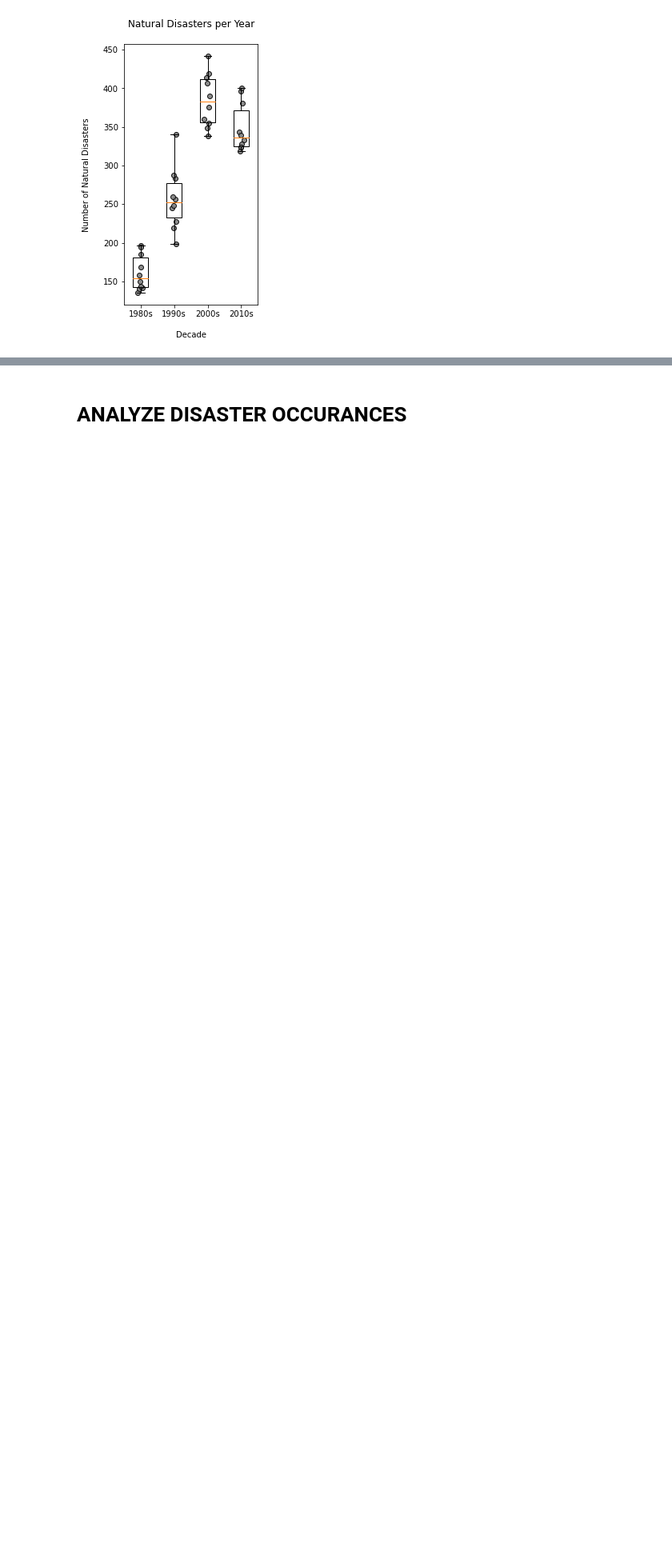
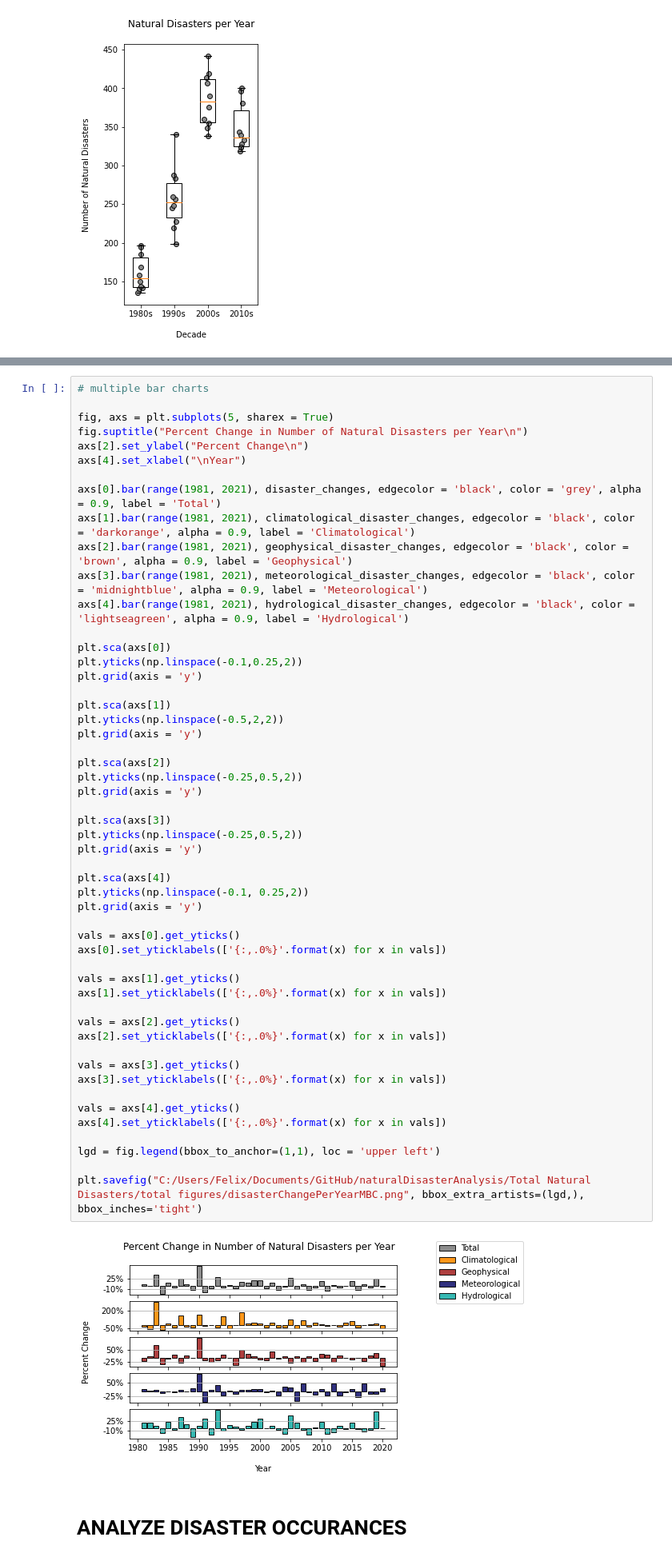
Before and after one commit to felixshier/naturalDisasterAnalysis, a Jupyter notebook: Total Natural Disasters/Natural Disaster Analysis.ipynb, the cells around one changed output, grey strips where cells are left out. Shown at 80% size. Drawn from its saved outputs; the diff is of its cells as text; blank space fills up the shorter version.

```diff
--- a/Total Natural Disasters/Natural Disaster Analysis.ipynb
+++ b/Total Natural Disasters/Natural Disaster Analysis.ipynb
@@ -278,3 +336,57 @@ plt.savefig("C:/Users/Felix/Documents/GitHub/naturalDisasterAnalysis/Total Natur
+# %%
+# multiple bar charts
+
+fig, axs = plt.subplots(5, sharex = True)
+fig.suptitle("Percent Change in Number of Natural Disasters per Year\n")
+axs[2].set_ylabel("Percent Change\n")
+axs[4].set_xlabel("\nYear")
+
+axs[0].bar(range(1981, 2021), disaster_changes, edgecolor = 'black', color = 'grey', alpha = 0.9, label = 'Total')
+axs[1].bar(range(1981, 2021), climatological_disaster_changes, edgecolor = 'black', color = 'darkorange', alpha = 0.9, label = 'Climatological')
+axs[2].bar(range(1981, 2021), geophysical_disaster_changes, edgecolor = 'black', color = 'brown', alpha = 0.9, label = 'Geophysical')
+axs[3].bar(range(1981, 2021), meteorological_disaster_changes, edgecolor = 'black', color = 'midnightblue', alpha = 0.9, label = 'Meteorological')
+axs[4].bar(range(1981, 2021), hydrological_disaster_changes, edgecolor = 'black', color = 'lightseagreen', alpha = 0.9, label = 'Hydrological')
+
+plt.sca(axs[0])
+plt.yticks(np.linspace(-0.1,0.25,2))
+plt.grid(axis = 'y')
+
+plt.sca(axs[1])
+plt.yticks(np.linspace(-0.5,2,2))
+plt.grid(axis = 'y')
+
+plt.sca(axs[2])
+plt.yticks(np.linspace(-0.25,0.5,2))
+plt.grid(axis = 'y')
+
+plt.sca(axs[3])
+plt.yticks(np.linspace(-0.25,0.5,2))
+plt.grid(axis = 'y')
+
+plt.sca(axs[4])
+plt.yticks(np.linspace(-0.1, 0.25,2))
+plt.grid(axis = 'y')
+
+vals = axs[0].get_yticks()
+axs[0].set_yticklabels(['{:,.0%}'.format(x) for x in vals])
+
+vals = axs[1].get_yticks()
+axs[1].set_yticklabels(['{:,.0%}'.format(x) for x in vals])
+
+vals = axs[2].get_yticks()
+axs[2].set_yticklabels(['{:,.0%}'.format(x) for x in vals])
+
+vals = axs[3].get_yticks()
+axs[3].set_yticklabels(['{:,.0%}'.format(x) for x in vals])
+
+vals = axs[4].get_yticks()
+axs[4].set_yticklabels(['{:,.0%}'.format(x) for x in vals])
+
+lgd = fig.legend(bbox_to_anchor=(1,1), loc = 'upper left')
+
+plt.savefig("C:/Users/Felix/Documents/GitHub/naturalDisasterAnalysis/Total Natural Disasters/total figures/disasterChangePerYearMBC.png", bbox_extra_artists=(lgd,), bbox_inches='tight')
+# %% [output]
+[figure, added]
 # %% [markdown]
 # ANALYZE DISASTER OCCURANCES
 # %%
```
Also changed, not shown: parts of 5 cells of this notebook, 4 other files.
